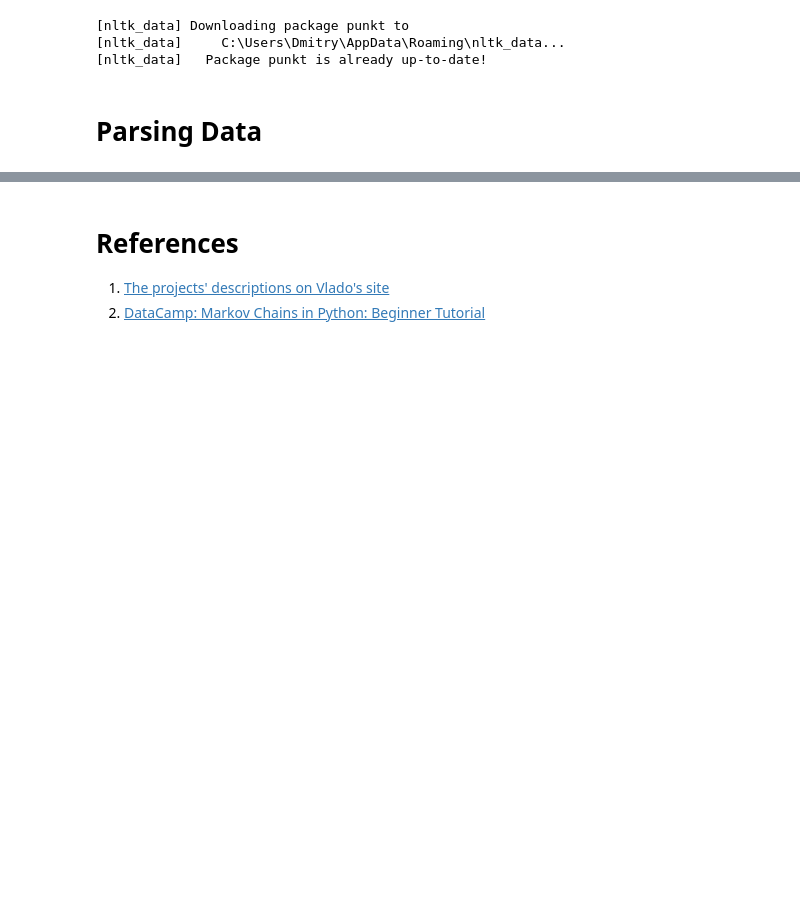
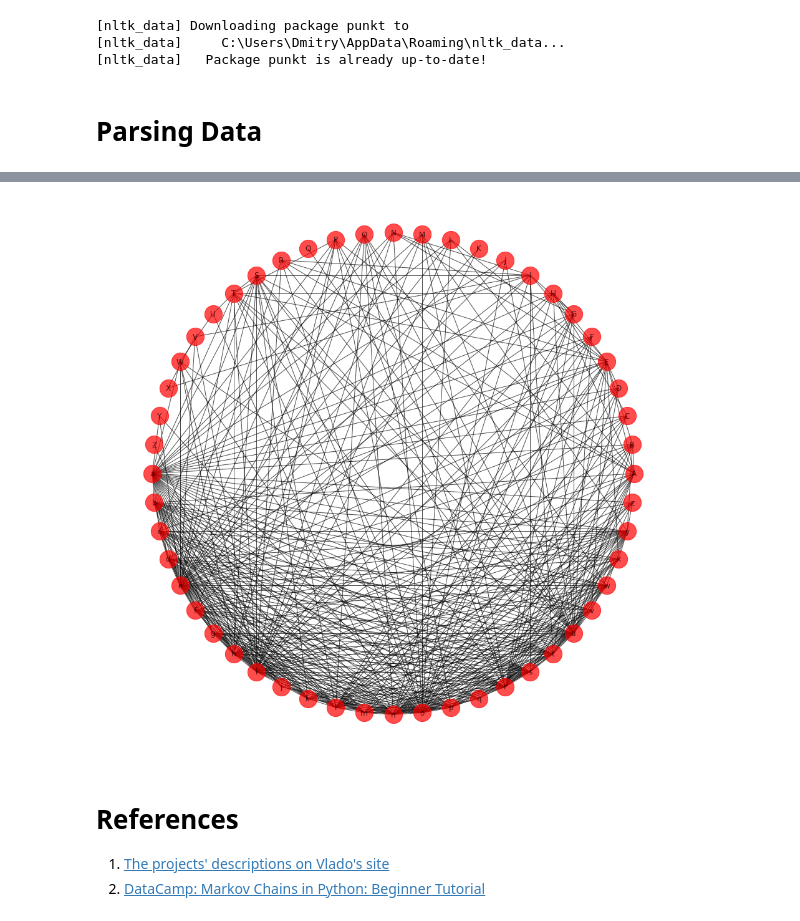
Before and after one commit to ddonetskov/masna, a Jupyter notebook: Net2/Project1/project_1.ipynb, the cells around one changed output, grey strips where cells are left out. Drawn from its saved outputs; the diff is of its cells as text; code cells hidden in the pictures; blank space fills up the shorter version.

Commit message:
Added simple visualization

```diff
--- a/Net2/Project1/project_1.ipynb
+++ b/Net2/Project1/project_1.ipynb
@@ -157,3 +175,11 @@ tm2
+# %%
+import matplotlib.pyplot as plt
+
+plt.figure(figsize=(12,12))
+
+nx.draw_shell(G, with_labels = True, node_size = 800, alpha = 0.7, arrows = True)
+# %% [output]
+[figure, added]
 # %% [markdown]
 # References
 1. [The projects' descriptions on Vlado's site](http://vladowiki.fmf.uni-lj.si/doku.php?id=ru:hse:snet:stu)
```
Also changed, not shown: parts of 4 cells of this notebook.
